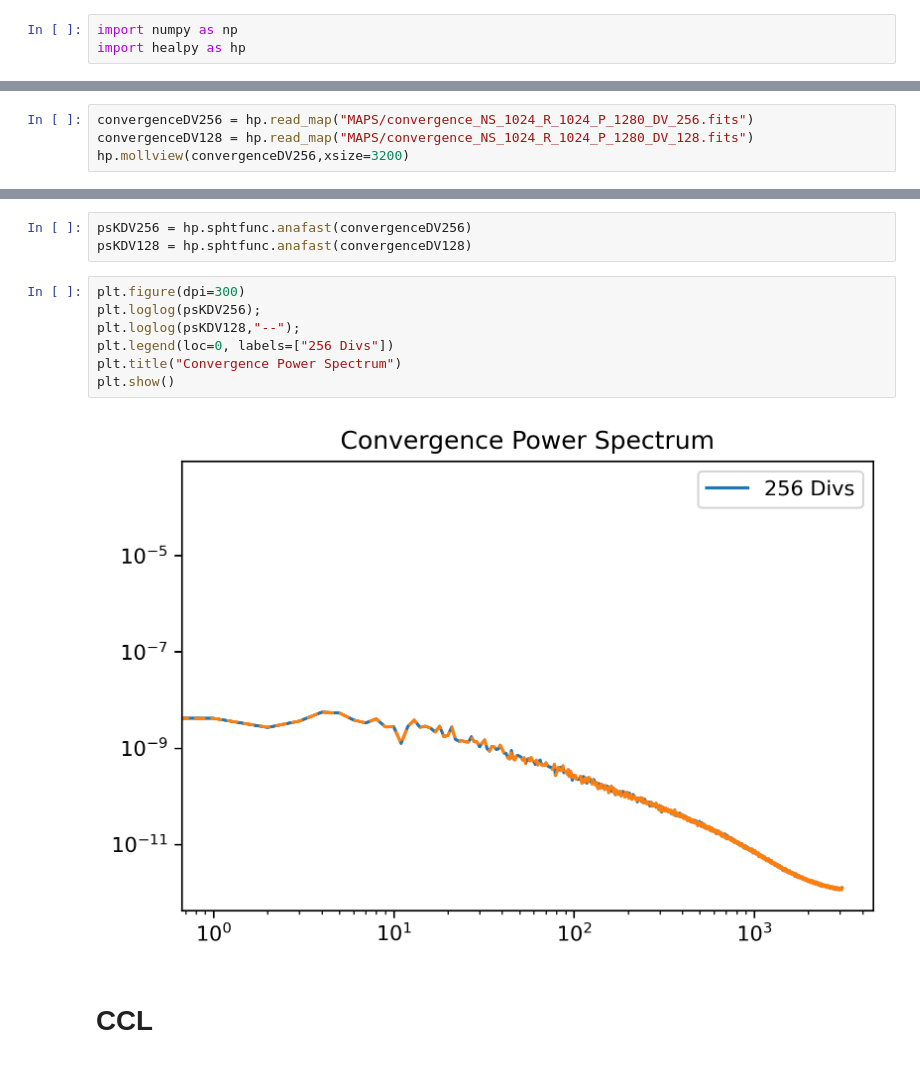
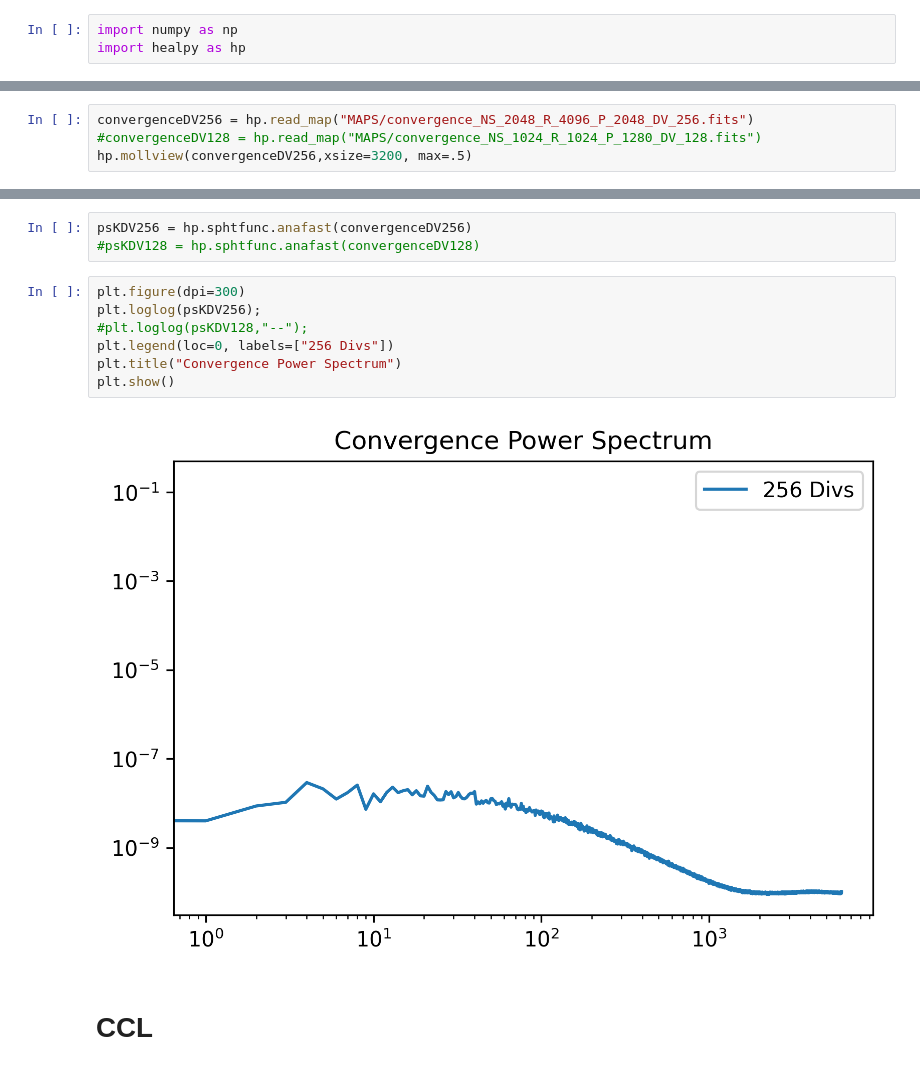
Before and after one commit to wurdahl/kSZfromPC, a Jupyter notebook: Opening-FITS.ipynb, the cells around one changed output, grey strips where cells are left out. Drawn from its saved outputs; the diff is of its cells as text.

```diff
--- a/Opening-FITS.ipynb
+++ b/Opening-FITS.ipynb
@@ -49,5 +49,5 @@ plt.show()
 # %%
-convergenceDV256 = hp.read_map("MAPS/convergence_NS_1024_R_1024_P_1280_DV_256.fits")
-convergenceDV128 = hp.read_map("MAPS/convergence_NS_1024_R_1024_P_1280_DV_128.fits")
-hp.mollview(convergenceDV256,xsize=3200)
+convergenceDV256 = hp.read_map("MAPS/convergence_NS_2048_R_4096_P_2048_DV_256.fits")
+#convergenceDV128 = hp.read_map("MAPS/convergence_NS_1024_R_1024_P_1280_DV_128.fits")
+hp.mollview(convergenceDV256,xsize=3200, max=.5)
 # %% [output]
@@ -55,15 +55,15 @@ hp.mollview(convergenceDV256,xsize=3200)
 # %%
 psKDV256 = hp.sphtfunc.anafast(convergenceDV256)
-psKDV128 = hp.sphtfunc.anafast(convergenceDV128)
+#psKDV128 = hp.sphtfunc.anafast(convergenceDV128)
 # %%
 plt.figure(dpi=300)
 plt.loglog(psKDV256);
-plt.loglog(psKDV128,"--");
+#plt.loglog(psKDV128,"--");
 plt.legend(loc=0, labels=["256 Divs"])
 plt.title("Convergence Power Spectrum")
 plt.show()
 # %% [output]
-[figure, old version]
+[figure, new version]
 # %% [markdown]
 # CCL
 # %%
```
Also changed, not shown: parts of 11 cells of this notebook.
